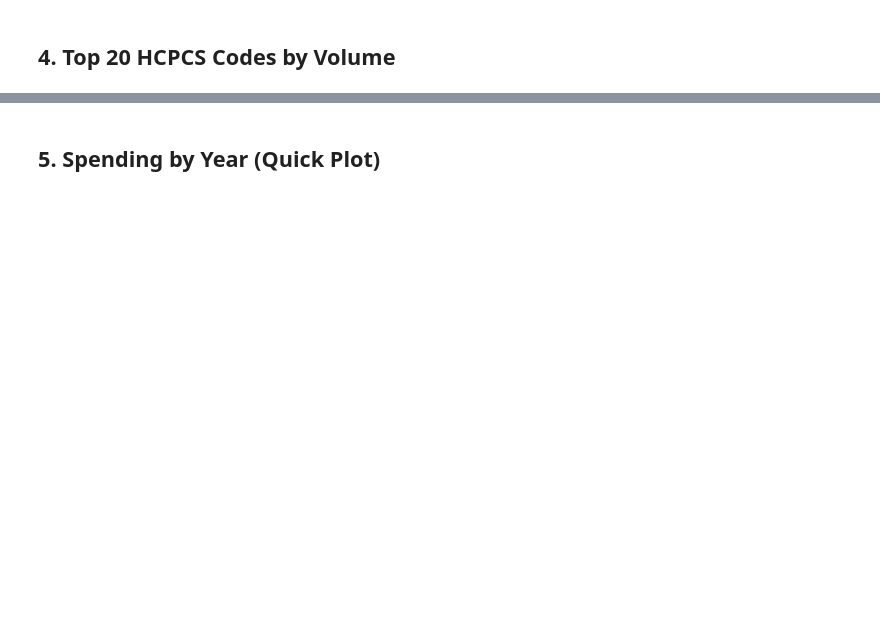
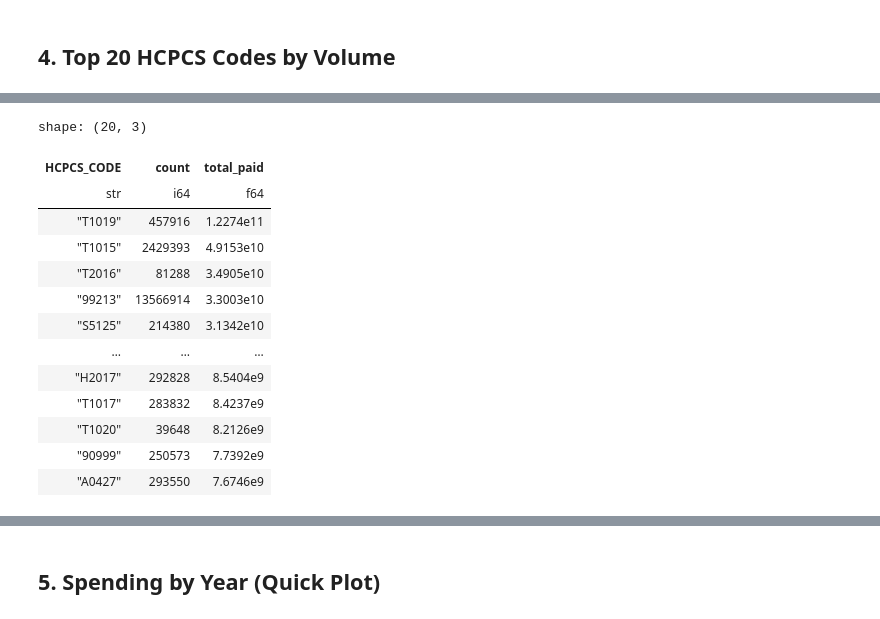
Before and after one commit to adilkassim/medicaid-provider-spending, a Jupyter notebook: notebooks/01_eda.ipynb, the cells around one changed output, grey strips where cells are left out. Saved outputs shown, nothing was run; the diff lists cells and outputs as text; code cells hidden in the pictures; blank space fills up the shorter version.

```diff
--- a/notebooks/01_eda.ipynb
+++ b/notebooks/01_eda.ipynb
@@ -114,0 +249,18 @@ shape: (20, 3)
+# %%
+hcpcs_sorted_by_paid = hcpcs.sort("total_paid", descending=True)
+hcpcs_sorted_by_paid.head(20)
+# %% [output]
+shape: (20, 3)
+| HCPCS_CODE | count | total_paid |
+| str | i64 | f64 |
+| "T1019" | 457916 | 1.2274e11 |
+| "T1015" | 2429393 | 4.9153e10 |
+| "T2016" | 81288 | 3.4905e10 |
+| "99213" | 13566914 | 3.3003e10 |
+| "S5125" | 214380 | 3.1342e10 |
+| … | … | … |
+| "H2017" | 292828 | 8.5404e9 |
+| "T1017" | 283832 | 8.4237e9 |
+| "T1020" | 39648 | 8.2126e9 |
+| "90999" | 250573 | 7.7392e9 |
+| "A0427" | 293550 | 7.6746e9 |
```
Also changed, not shown: parts of 27 cells of this notebook, 2 other files.
